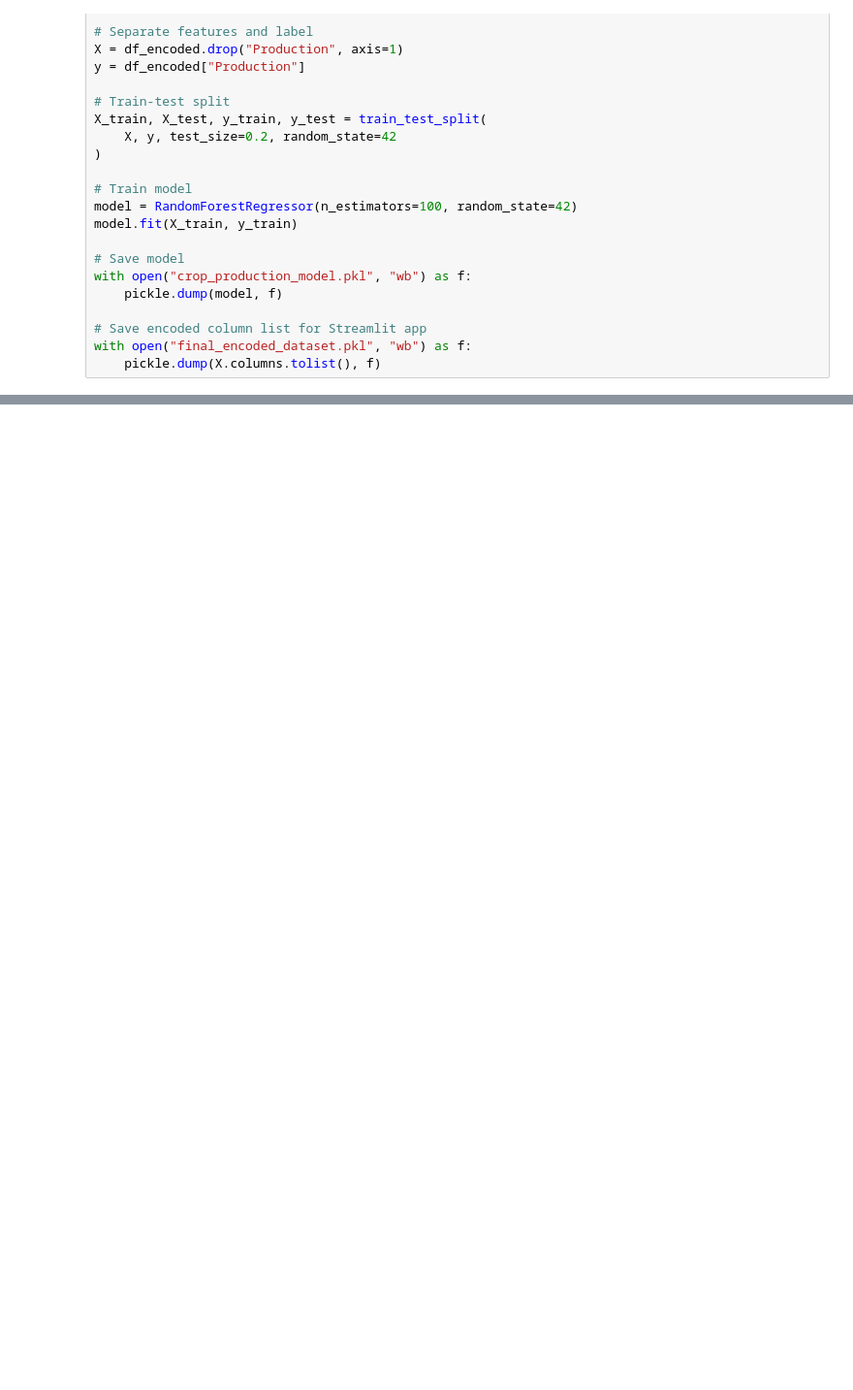
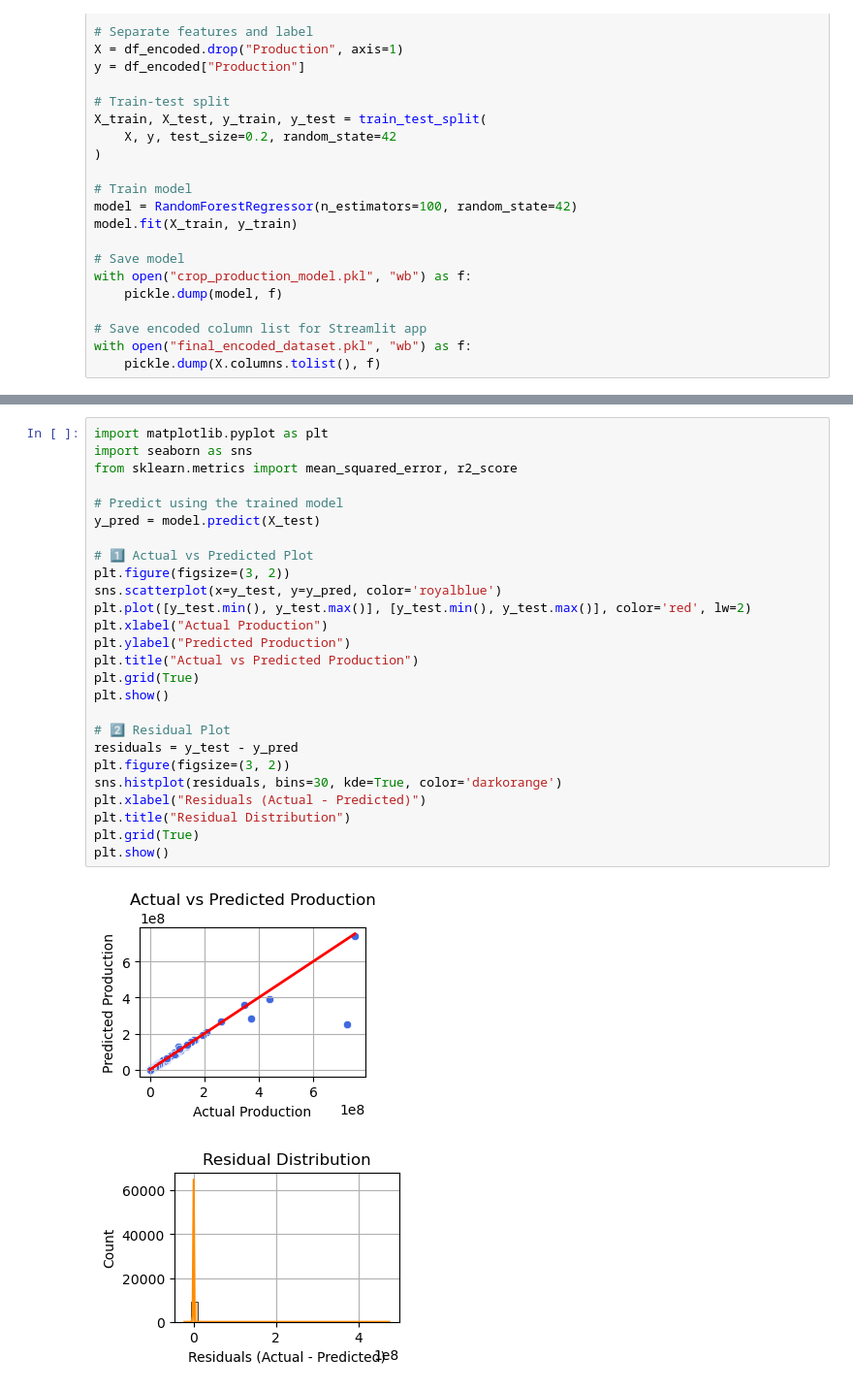
Before and after one commit to rrshanmugapriya01gmailcom/Crop_Production_prediction, a Jupyter notebook: Cropproduction_model.ipynb, the cells around one changed output, grey strips where cells are left out. Shown at 97% size. Drawn from its saved outputs; the diff is of its cells as text; blank space fills up the shorter version.

```diff
--- a/Cropproduction_model.ipynb
+++ b/Cropproduction_model.ipynb
@@ -172,0 +184,29 @@ with open("final_encoded_dataset.pkl", "wb") as f:
+# %%
+import matplotlib.pyplot as plt
+import seaborn as sns
+from sklearn.metrics import mean_squared_error, r2_score
+
+# Predict using the trained model
+y_pred = model.predict(X_test)
+
+# 1️⃣ Actual vs Predicted Plot
+plt.figure(figsize=(3, 2))
+sns.scatterplot(x=y_test, y=y_pred, color='royalblue')
+plt.plot([y_test.min(), y_test.max()], [y_test.min(), y_test.max()], color='red', lw=2)
+plt.xlabel("Actual Production")
+plt.ylabel("Predicted Production")
+plt.title("Actual vs Predicted Production")
+plt.grid(True)
+plt.show()
+
+# 2️⃣ Residual Plot
+residuals = y_test - y_pred
+plt.figure(figsize=(3, 2))
+sns.histplot(residuals, bins=30, kde=True, color='darkorange')
+plt.xlabel("Residuals (Actual - Predicted)")
+plt.title("Residual Distribution")
+plt.grid(True)
+plt.show()
+# %% [output]
+[figure, added]
+[figure, added]
```
Also changed, not shown: parts of 1 cell of this notebook.
